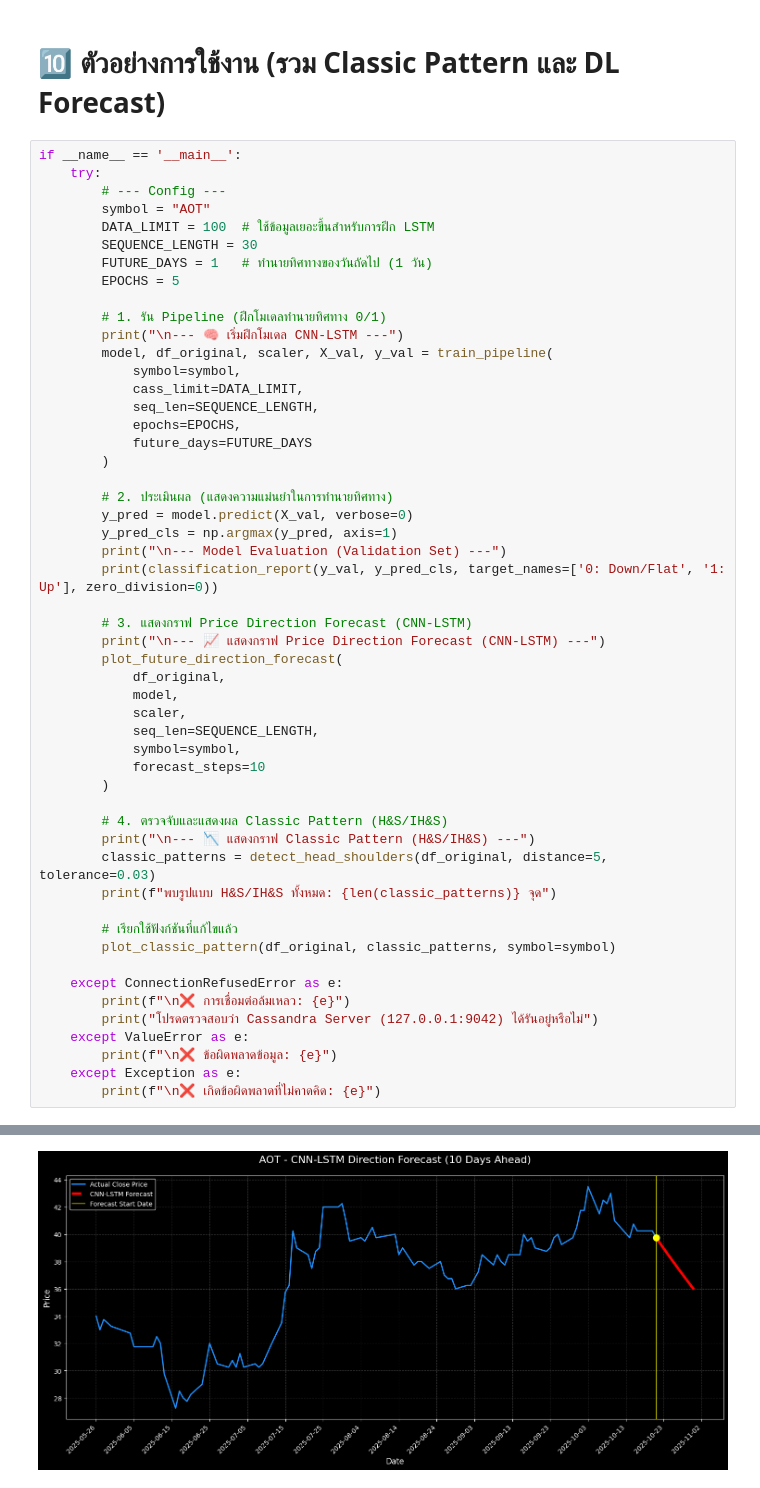
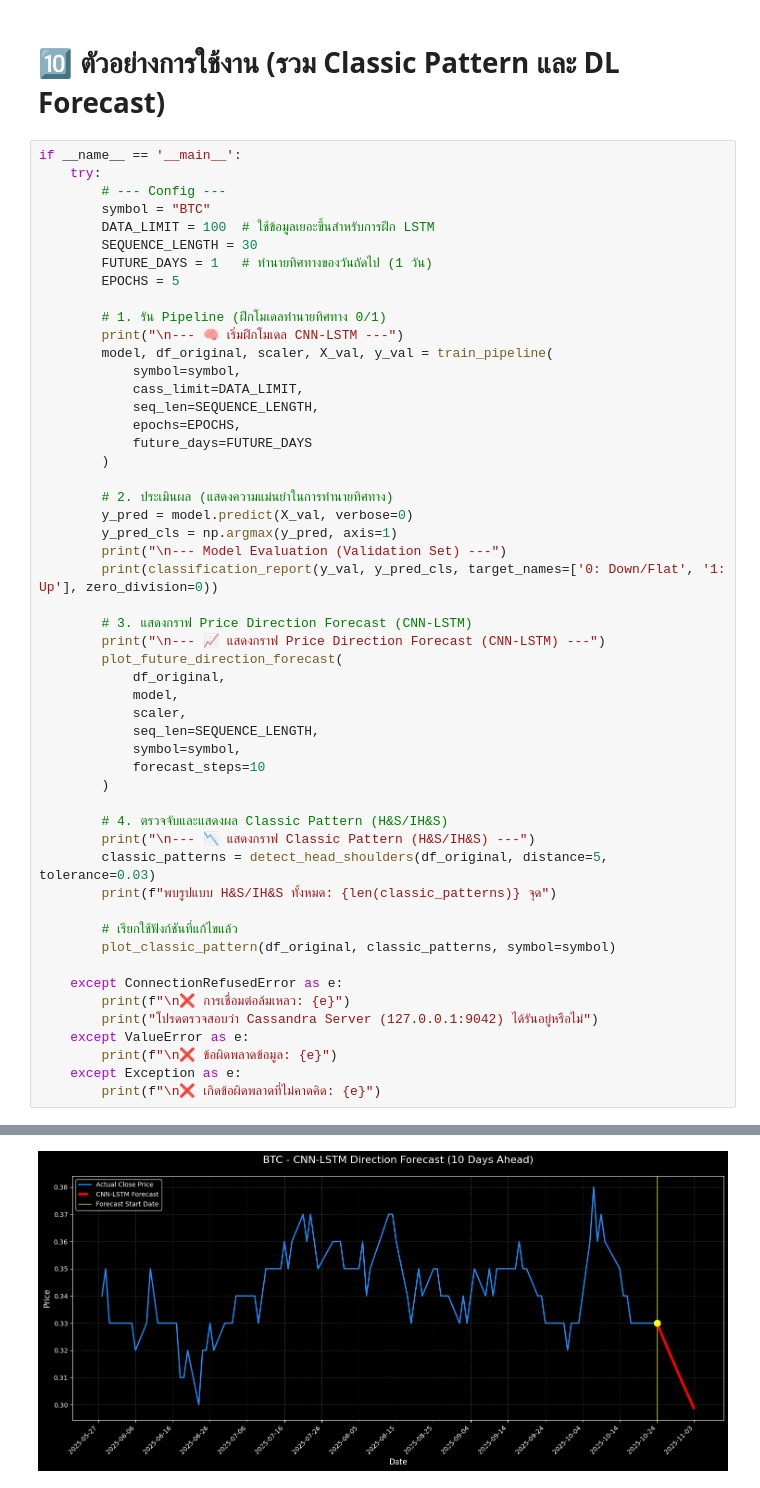
Before and after one commit to hilmanyusoh/Stock-market-chart-pattern-recognition-using-deep-learning, a Jupyter notebook: H&D_model/H&S_DL.ipynb, the cells around one changed output, grey strips where cells are left out. Drawn from its saved outputs; the diff is of its cells as text.

```diff
--- a/H&D_model/H&S_DL.ipynb
+++ b/H&D_model/H&S_DL.ipynb
@@ -429,7 +429,7 @@ def plot_classic_pattern(df, patterns, symbol='SYMBOL'):
 if __name__ == '__main__':
     try:
         # --- Config ---
-        symbol = "AOT"
+        symbol = "BTC"
         DATA_LIMIT = 100  # ใช้ข้อมูลเยอะขึ้นสำหรับการฝึก LSTM
         SEQUENCE_LENGTH = 30
         FUTURE_DAYS = 1   # ทำนายทิศทางของวันถัดไป (1 วัน)
@@ -500,6 +502,6 @@ Epoch 5/5
 
 --- 📈 แสดงกราฟ Price Direction Forecast (CNN-LSTM) ---
 
 --- Forecast Simulation ---
-[figure, old version]
+[figure, new version]
 --- 📉 แสดงกราฟ Classic Pattern (H&S/IH&S) ---
```
Also changed, not shown: parts of 1 cell of this notebook, 4 other files.
